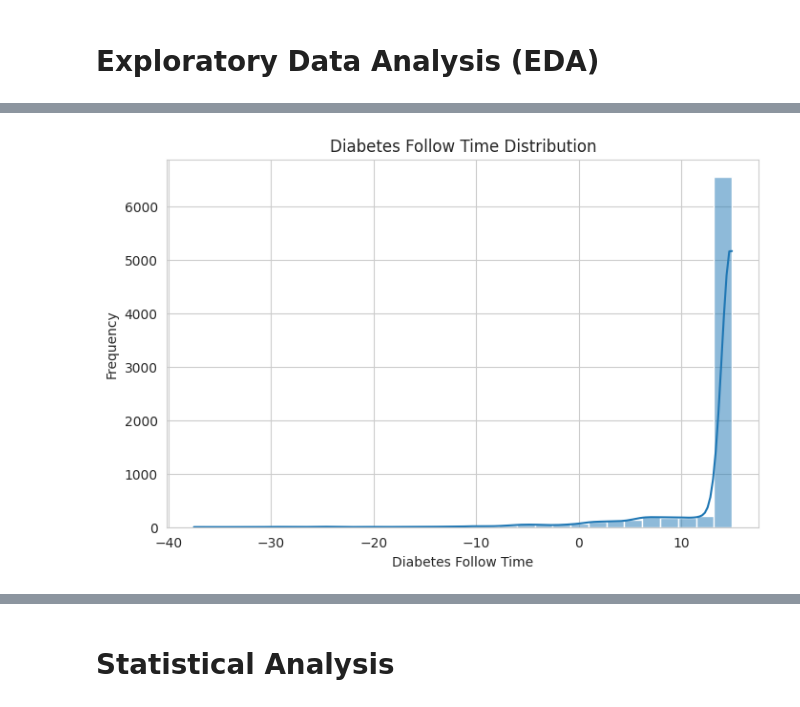
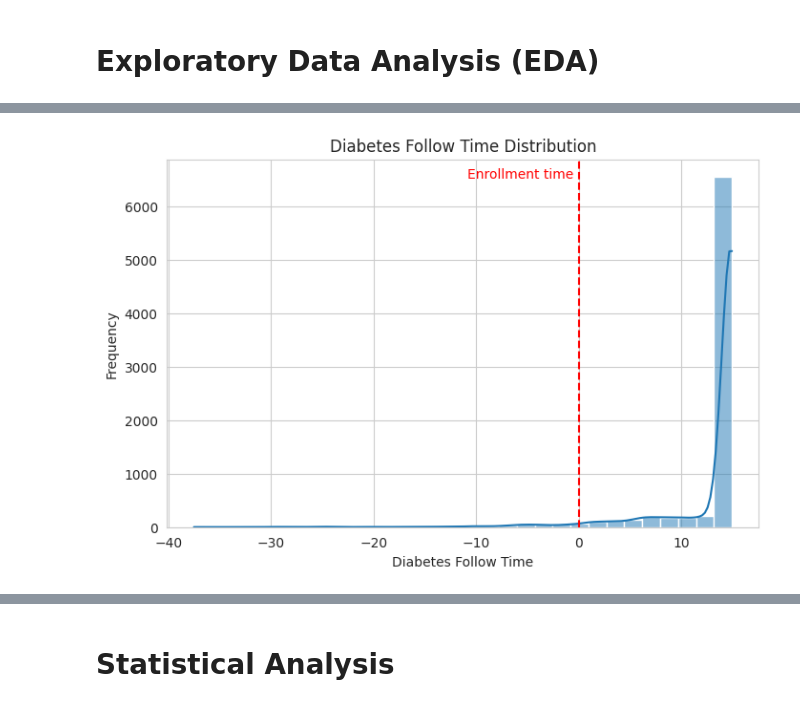
Before and after one commit to ShaunFChen/diabetes_biomarker_project, a Jupyter notebook: notebooks/diabetes_biomarker_analysis.ipynb, the cells around one changed output, grey strips where cells are left out. Saved outputs shown, nothing was run; the diff lists cells and outputs as text; code cells hidden in the pictures.

```diff
--- a/notebooks/diabetes_biomarker_analysis.ipynb
+++ b/notebooks/diabetes_biomarker_analysis.ipynb
@@ -71,7 +76,7 @@ biomarker_pattern = '^mtb_'
 ## Load Dataset
 # %%
 # Load data with `pyarrow` (4x faster)
-raw_df = load_data(
+raw_df = data_utils.load_data(
     raw_data_path = raw_data_path,
     categorical_columns = categorical_columns,
     numeric_columns = numeric_columns,
@@ -91,5 +96,3 @@ raw_df.head()
 | 3 | sbj_0003 | 6797.486 | 12364.85 | 17775.76 | 25836.150 | 30563.140 | NaN | 92839.12 | ... |
 | 4 | sbj_0004 | NaN | 19046.33 | 18701.06 | 14137.270 | 27020.920 | NaN | 85453.69 | ... |
 5 rows × 10007 columns
-# %%
-X_imputed_df = pd.read_pickle("240920_X_imputed_df_10.pkl")
@@ -128,5 +141,7 @@ filtered_missingness
 ## Encode Categorical Data
 # %%
 raw_df['sex'] = raw_df['sex'].map({'male': 1, 'female': 0})
-raw_df['incident_diabetes'] = raw_df['incident_diabetes'].map({1.0: 1, 0.0: 0})
-raw_df['prevalent_diabetes'] = raw_df['prevalent_diabetes'].map({1.0: 1, 0.0: 0})
+raw_df['incident_diabetes'] = raw_df['incident_diabetes'].map({1.0: True, 0.0: False})
+raw_df['prevalent_diabetes'] = raw_df['prevalent_diabetes'].map({1.0: True, 0.0: False})
+
+## Decide to use float (not good for imputation) or bool (not good for regression since bool+NaN == object)
@@ -773,10 +335,14 @@ Incident Diabetes Rate: 8.64%
 # %%
-# BMI Distribution
+# Diabetes Follow Time Distribution
+X_imputed_df['diabetes_followup_time'].describe()
+
 plt.figure(figsize=(8, 5))
-sns.histplot(cleaned_df['diabetes_followup_time'], kde=True, bins=30)
+sns.histplot(X_imputed_df['diabetes_followup_time'], kde=True, bins=30)
+plt.axvline(x = 0, color = "red", linestyle = '--')
+plt.text(-0.5, plt.ylim()[1]*0.95, 'Enrollment time', color='red', fontsize=10, ha='right')
 plt.title('Diabetes Follow Time Distribution')
 plt.xlabel('Diabetes Follow Time')
 plt.ylabel('Frequency')
 plt.show()
 # %% [output]
-[figure, old version]
+[figure, new version]
```
Also changed, not shown: parts of 61 cells of this notebook.
